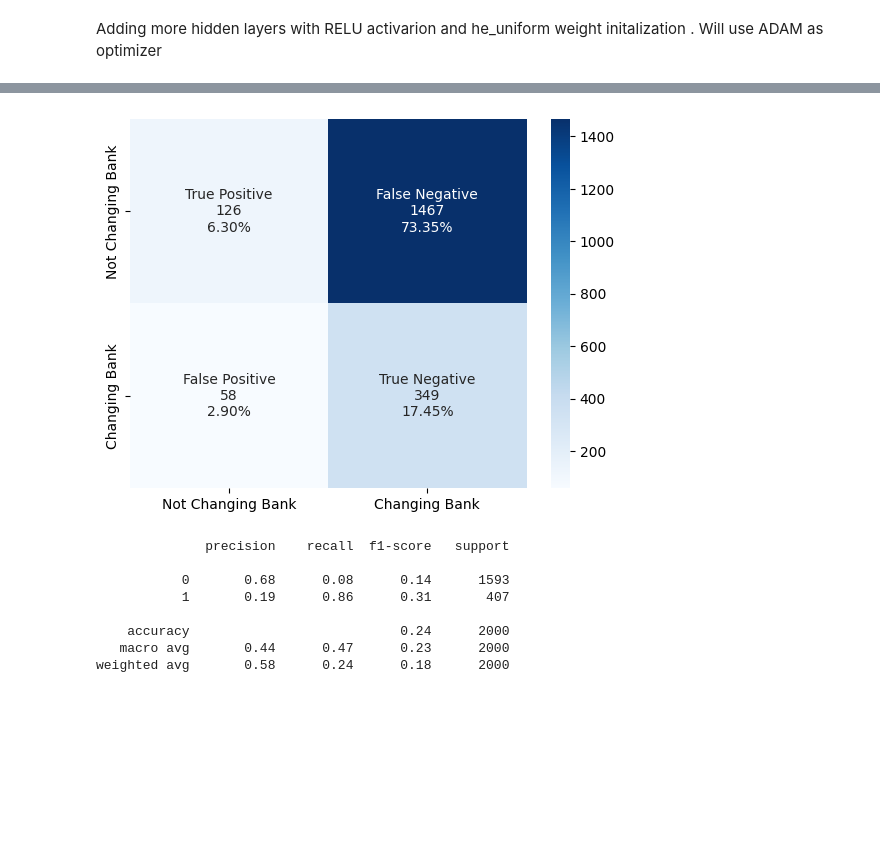
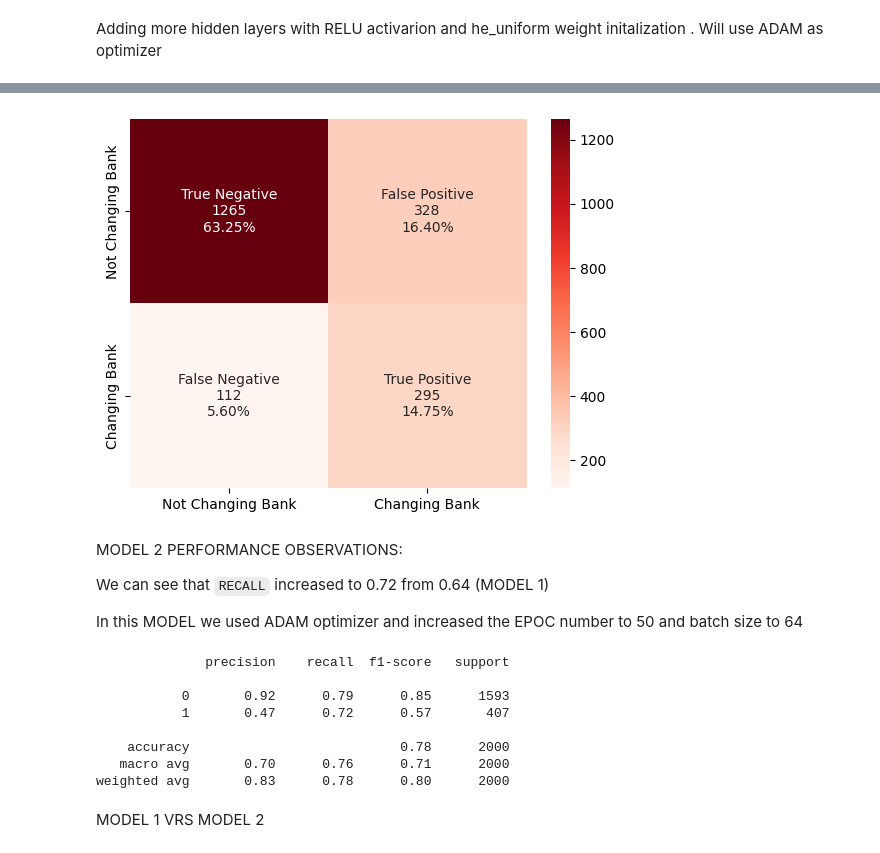
Before and after one commit to muratgguzel/AIML-DeepNN_Project7-BankChurnPrediction, a Jupyter notebook: Murat_Goksenin_Guzel_Project7_v2_1.ipynb, the cells around one changed output, grey strips where cells are left out. Saved outputs shown, nothing was run; the diff lists cells and outputs as text; code cells hidden in the pictures; blank space fills up the shorter version.

Commit message:
Model 3 Initiation

```diff
--- a/Murat_Goksenin_Guzel_Project7_v2_1.ipynb
+++ b/Murat_Goksenin_Guzel_Project7_v2_1.ipynb
@@ -1384,14 +1384,15 @@ tf.random.set_seed(42)
 # %% [markdown]
 Adding more hidden layers with RELU activarion and he_uniform weight initalization . Will use ADAM as optimizer
 # %%
-model2 = Sequential()
-      #Adding the hidden and output layers
-model2.add(Dense(256,activation='relu',kernel_initializer='he_uniform',input_dim = X_train.shape[1]))
-model2.add(Dense(128,activation='relu',kernel_initializer='he_uniform'))
-model2.add(Dense(64,activation='relu',kernel_initializer='he_uniform'))
-model2.add(Dense(32,activation='relu',kernel_initializer='he_uniform'))
-model2.add(Dense(1, activation = 'sigmoid'))
+# Initializing the model
+model1 = Sequential()
+# Adding input layer with 64 neurons, relu as activation function and, he_uniform as weight initializer.
+model1.add(Dense(64,activation='relu',kernel_initializer='he_uniform',input_dim = X_train.shape[1]))
+# Adding the first hidden layer with 32 neurons, relu as activation function and, he_uniform as weight initializer
+model1.add(Dense(32,activation='relu',kernel_initializer='he_uniform'))
+# Adding the Output Layer with binary classification Sigmoid Function
+model1.add(Dense(1, activation = 'sigmoid'))
       #Compiling the ANN with Adam optimizer and binary cross entropy loss function
 optimizer = tf.keras.optimizers.Adam(0.001)
-model2.compile(loss='binary_crossentropy',optimizer=optimizer,metrics=['accuracy'])
+model1.compile(loss='binary_crossentropy',optimizer=optimizer,metrics=['accuracy'])
 # %%
@@ -1419,3 +1418,3 @@ _________________________________________________________________
 # %%
-history2 = model1.fit(X_train,y_train,batch_size=64,epochs=50,verbose=1,validation_split = 0.2)
+history1 = model1.fit(X_train,y_train,batch_size=64,epochs=20,verbose=1,validation_split = 0.2)
 # %% [output]
@@ -1454,9 +1456,9 @@ from matplotlib import pyplot
 
 
 # predict probabilities
-yhat2 = model2.predict(X_test)
+yhat1 = model1.predict(X_test)
 # keep probabilities for the positive outcome only
-yhat2 = yhat2[:, 0]
+yhat1 = yhat1[:, 0]
 # calculate roc curves
 fpr, tpr, thresholds1 = roc_curve(y_test, yhat1)
 # calculate the g-mean for each threshold
@@ -1481,6 +1507,6 @@ Best Threshold=0.218865, G-Mean=0.715
 # %%
 #Predicting the results using best as a threshold
-y_pred_e2=model2.predict(X_test)
-y_pred_e2 = (y_pred_e2 > thresholds1[ix])
-y_pred_e2
+y_pred_e1=model1.predict(X_test)
+y_pred_e1 = (y_pred_e1 > thresholds1[ix])
+y_pred_e1
 # %% [output]
@@ -1494,26 +1520,36 @@ array([[False],
        [ True]])
 # %%
 #Calculating the confusion matrix
-cm2=confusion_matrix(y_test, y_pred_e2)
-labels = ['True Positive','False Negative','False Positive','True Negative']
+from sklearn.metrics import confusion_matrix
+cm1=confusion_matrix(y_test, y_pred_e1)
+#labels = ['True Positive','False Negative','False Positive','True Negative']
+labels = ['True Negative','False Positive','False Negative','True Positive']
 categories = [ 'Not Changing Bank','Changing Bank']
-make_confusion_matrix(cm2,
+make_confusion_matrix(cm1,
                       group_names=labels,
                       categories=categories,
-                      cmap='Blues')
+                      cmap='Reds')
 # %% [output]
-[figure, old version]
+[figure, new version]
+# %% [markdown]
+MODEL 2 PERFORMANCE OBSERVATIONS:
+
+We can see that `RECALL` increased to 0.72 from 0.64 (MODEL 1)
+
+In this MODEL we used ADAM optimizer and increased the EPOC number to 50 and batch size to 64
 # %%
 #Accuracy as per the classification report
 from sklearn import metrics
-cr=metrics.classification_report(y_test,y_pred_e2)
+cr=metrics.classification_report(y_test,y_pred_e1)
 print(cr)
 # %% [output]
               precision    recall  f1-score   support
 
-           0       0.68      0.08      0.14      1593
-           1       0.19      0.86      0.31       407
+           0       0.92      0.79      0.85      1593
+           1       0.47      0.72      0.57       407
 
-    accuracy                           0.24      2000
-   macro avg       0.44      0.47      0.23      2000
-weighted avg       0.58      0.24      0.18      2000
+    accuracy                           0.78      2000
+   macro avg       0.70      0.76      0.71      2000
+weighted avg       0.83      0.78      0.80      2000
+# %% [markdown]
+MODEL 1 VRS MODEL 2
```
Also changed, not shown: parts of 12 cells of this notebook.
